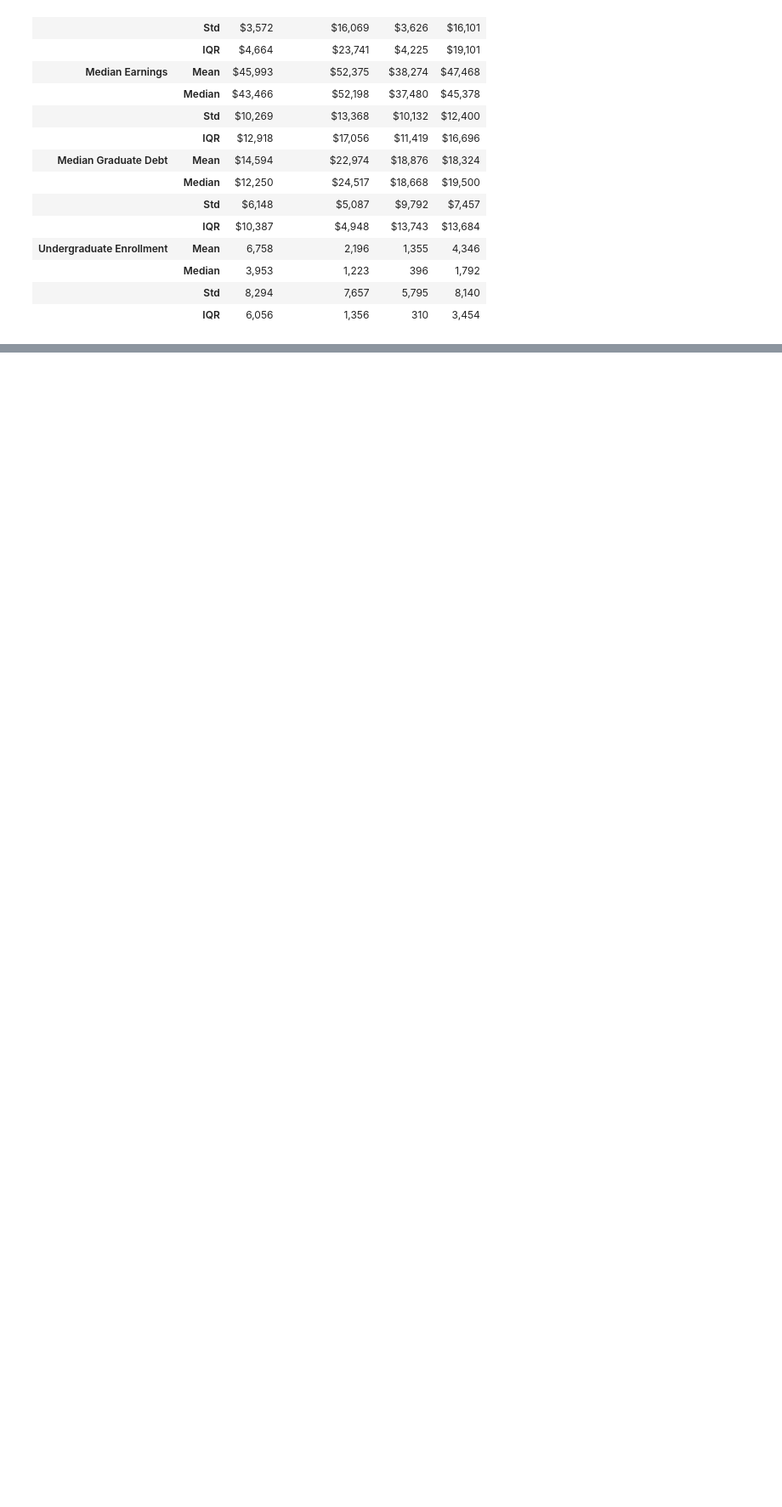
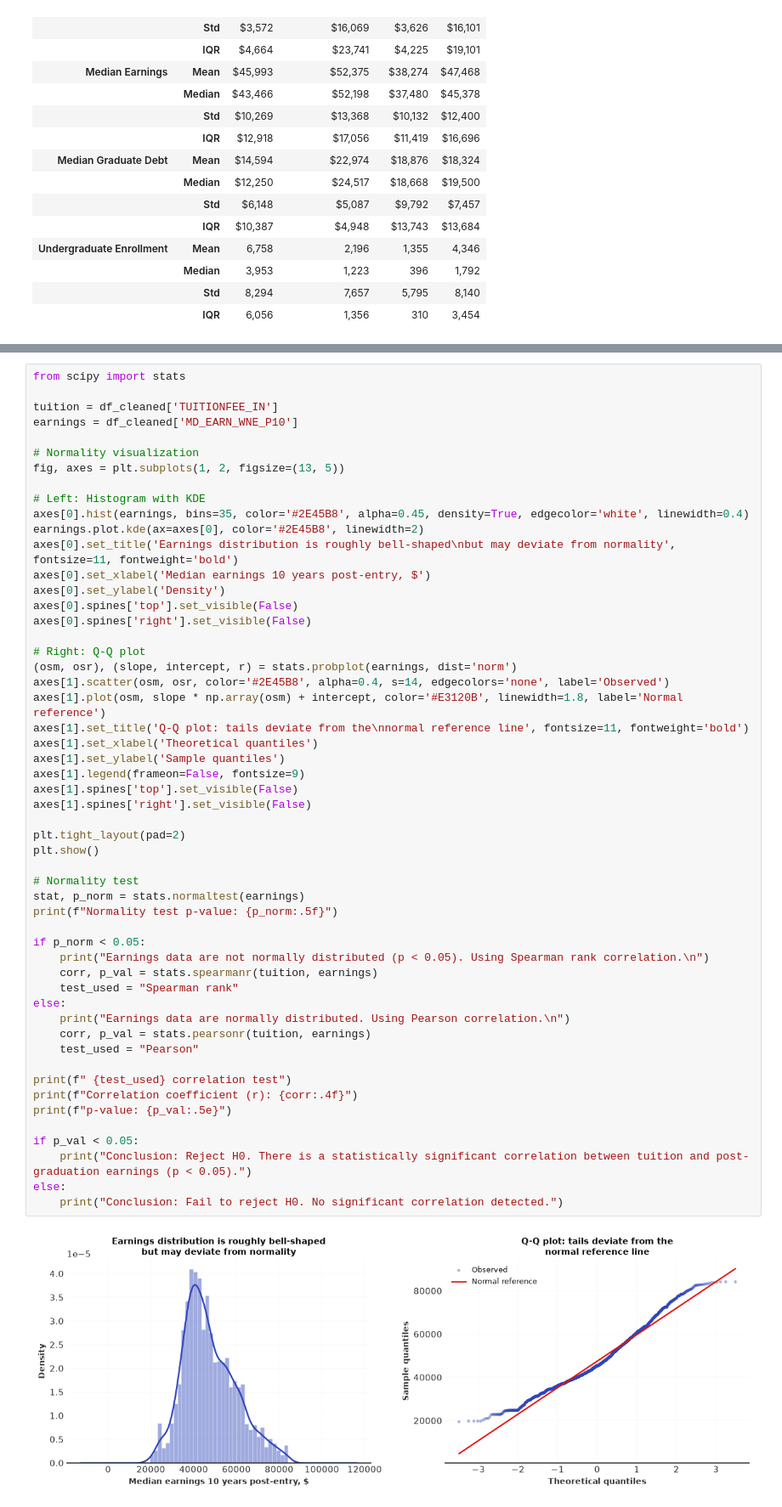
Before and after one commit to sakudiff/Data-102-MC01, a Jupyter notebook: DATA102_Project_Group1.ipynb, the cells around one changed output, grey strips where cells are left out. Shown at 85% size. Drawn from its saved outputs; the diff is of its cells as text; blank space fills up the shorter version.

```diff
--- a/DATA102_Project_Group1.ipynb
+++ b/DATA102_Project_Group1.ipynb
@@ -568,0 +639,55 @@ A limitation of this test is that it treats the entire dataset as a single popul
+# %%
+from scipy import stats
+
+tuition = df_cleaned['TUITIONFEE_IN']
+earnings = df_cleaned['MD_EARN_WNE_P10']
+
+# Normality visualization
+fig, axes = plt.subplots(1, 2, figsize=(13, 5))
+
+# Left: Histogram with KDE
+axes[0].hist(earnings, bins=35, color='#2E45B8', alpha=0.45, density=True, edgecolor='white', linewidth=0.4)
+earnings.plot.kde(ax=axes[0], color='#2E45B8', linewidth=2)
+axes[0].set_title('Earnings distribution is roughly bell-shaped\nbut may deviate from normality', fontsize=11, fontweight='bold')
+axes[0].set_xlabel('Median earnings 10 years post-entry, $')
+axes[0].set_ylabel('Density')
+axes[0].spines['top'].set_visible(False)
+axes[0].spines['right'].set_visible(False)
+
+# Right: Q-Q plot
+(osm, osr), (slope, intercept, r) = stats.probplot(earnings, dist='norm')
+axes[1].scatter(osm, osr, color='#2E45B8', alpha=0.4, s=14, edgecolors='none', label='Observed')
+axes[1].plot(osm, slope * np.array(osm) + intercept, color='#E3120B', linewidth=1.8, label='Normal reference')
+axes[1].set_title('Q-Q plot: tails deviate from the\nnormal reference line', fontsize=11, fontweight='bold')
+axes[1].set_xlabel('Theoretical quantiles')
+axes[1].set_ylabel('Sample quantiles')
+axes[1].legend(frameon=False, fontsize=9)
+axes[1].spines['top'].set_visible(False)
+axes[1].spines['right'].set_visible(False)
+
+plt.tight_layout(pad=2)
+plt.show()
+
+# Normality test
+stat, p_norm = stats.normaltest(earnings)
+print(f"Normality test p-value: {p_norm:.5f}")
+
+if p_norm < 0.05:
+    print("Earnings data are not normally distributed (p < 0.05). Using Spearman rank correlation.\n")
+    corr, p_val = stats.spearmanr(tuition, earnings)
+    test_used = "Spearman rank"
+else:
+    print("Earnings data are normally distributed. Using Pearson correlation.\n")
+    corr, p_val = stats.pearsonr(tuition, earnings)
+    test_used = "Pearson"
+
+print(f" {test_used} correlation test")
+print(f"Correlation coefficient (r): {corr:.4f}")
+print(f"p-value: {p_val:.5e}")
+
+if p_val < 0.05:
+    print("Conclusion: Reject H0. There is a statistically significant correlation between tuition and post-graduation earnings (p < 0.05).")
+else:
+    print("Conclusion: Fail to reject H0. No significant correlation detected.")
+# %% [output]
+[figure, added]
```
Also changed, not shown: parts of 46 cells of this notebook, 3 other files.
